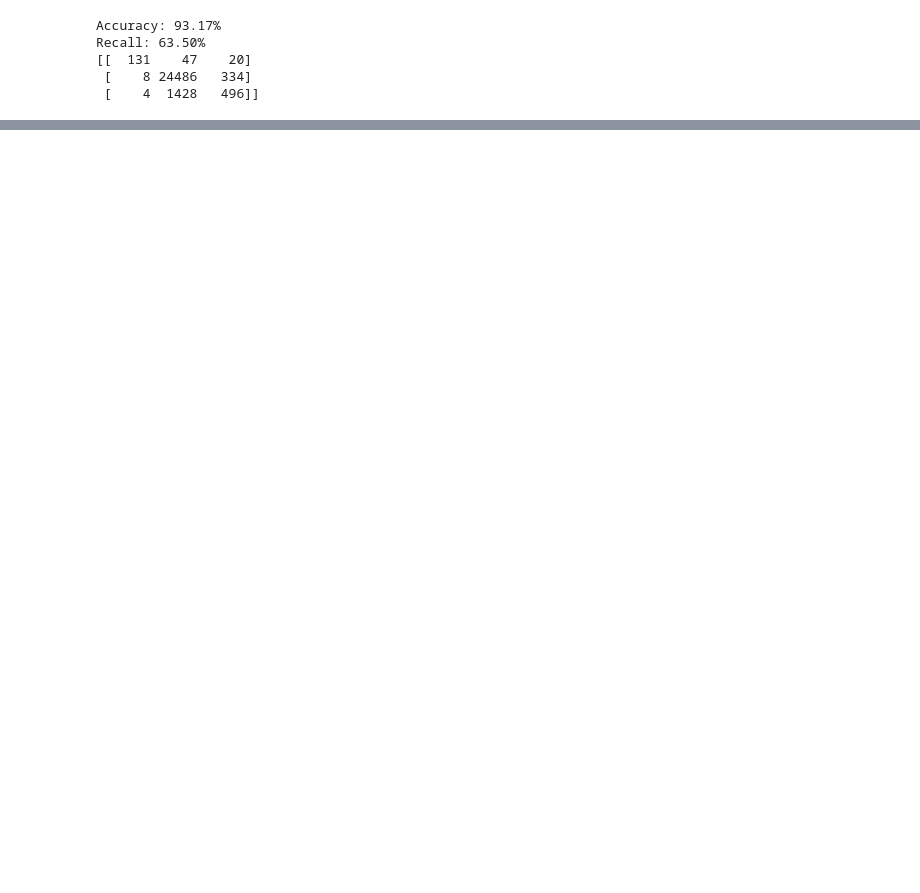
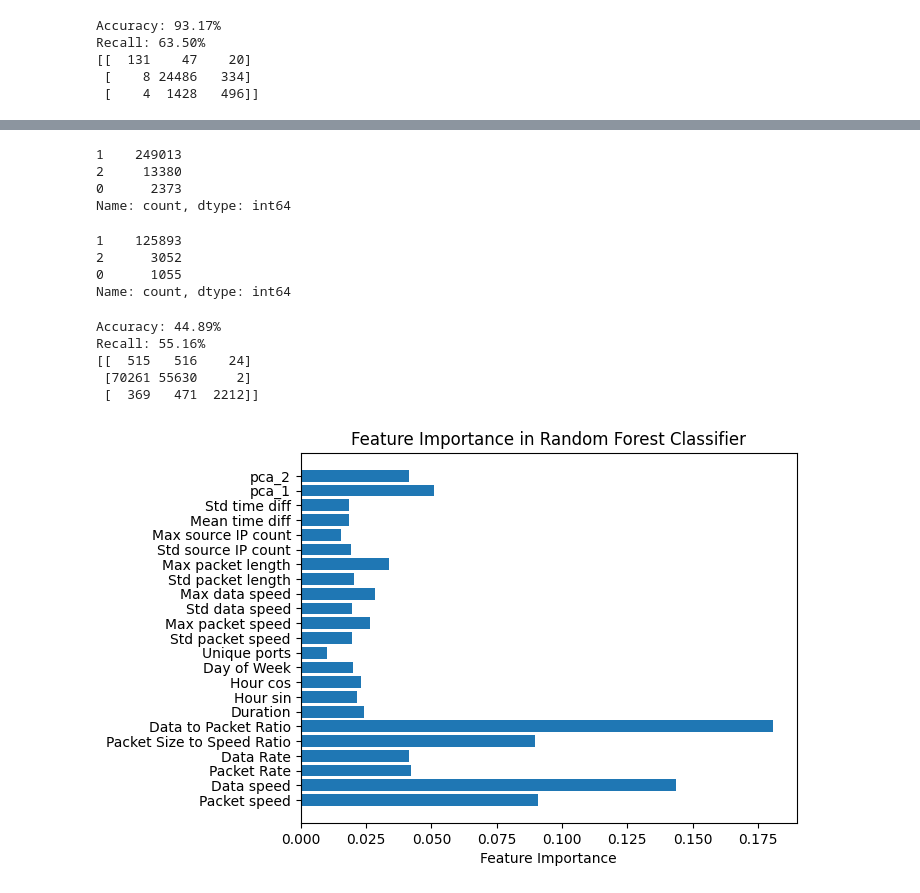
Before and after one commit to varsanyimate/ddos, a Jupyter notebook: src/feature_engineering.ipynb, the cells around one changed output, grey strips where cells are left out. Saved outputs shown, nothing was run; the diff lists cells and outputs as text; code cells hidden in the pictures; blank space fills up the shorter version.

```diff
--- a/src/feature_engineering.ipynb
+++ b/src/feature_engineering.ipynb
@@ -449,0 +452,3 @@ Recall: 87.07%
+# %%
+train_df = pd.concat([df_A_events, df_B_events])
+val_df = df_C_events
@@ -449,0 +471,6 @@ Recall: 87.07%
+# %%
+X = train_df[feature_cols]
+y = train_df['Type']
+
+X_train, X_test, y_train, y_test = train_test_split(X, y, test_size=0.2, random_state=42)
+y_train.value_counts()
@@ -449,0 +532,53 @@ Recall: 87.07%
+# %%
+X_train = train_df[feature_cols]
+y_train = train_df['Type']
+X_test = val_df[feature_cols]
+y_test = val_df['Type']
+le = LabelEncoder()
+y_train_encoded = le.fit_transform(y_train)
+y_test_encoded = le.transform(y_test)
+# %%
+pd.Series(y_train_encoded).value_counts()
+# %% [output]
+1    249013
+2     13380
+0      2373
+Name: count, dtype: int64
+# %%
+pd.Series(y_test_encoded).value_counts()
+# %% [output]
+1    125893
+2      3052
+0      1055
+Name: count, dtype: int64
+# %%
+from sklearn.preprocessing import StandardScaler
+scaler = StandardScaler()
+X_train_scaled = scaler.fit_transform(X_train)
+X_test_scaled = scaler.transform(X_test)
+
+classifier.fit(X_train_scaled, y_train_encoded)
+y_pred = classifier.predict(X_test_scaled)
+
+accuracy = accuracy_score(y_test_encoded, y_pred)
+print(f'Accuracy: {accuracy * 100:.2f}%')
+
+recall = recall_score(y_test_encoded, y_pred, average="macro")
+print(f'Recall: {recall * 100:.2f}%')
+
+conf_matrix = confusion_matrix(y_test_encoded, y_pred)
+print(conf_matrix)
+# %% [output]
+Accuracy: 44.89%
+Recall: 55.16%
+[[  515   516    24]
+ [70261 55630     2]
+ [  369   471  2212]]
+# %%
+feature_importances = classifier.feature_importances_
+plt.barh(feature_cols, feature_importances)
+plt.xlabel('Feature Importance')
+plt.title('Feature Importance in Random Forest Classifier')
+plt.show()
+# %% [output]
+[figure, added]
```
Also changed, not shown: parts of 20 cells of this notebook.
